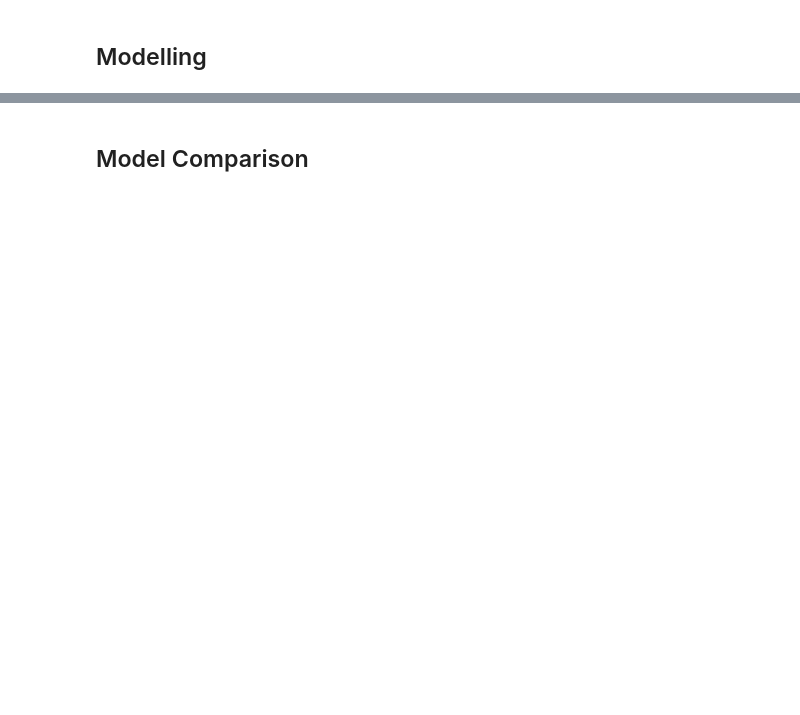
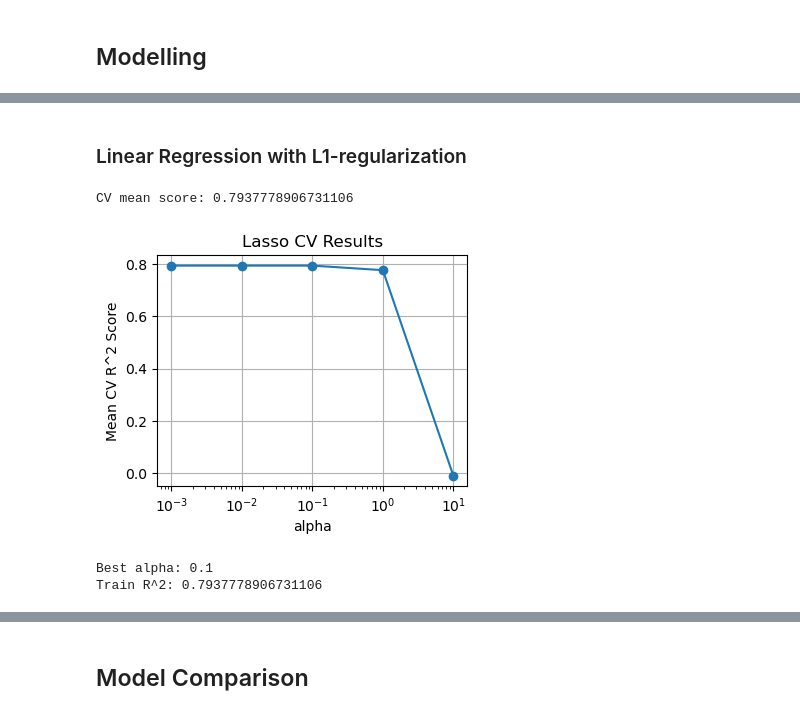
Before and after one commit to MengenL-ds/Predicting-compressive-strength-of-concrete-mixtures, a Jupyter notebook: notebook.ipynb, the cells around one changed output, grey strips where cells are left out. Drawn from its saved outputs; the diff is of its cells as text; code cells hidden in the pictures; blank space fills up the shorter version.

```diff
--- a/notebook.ipynb
+++ b/notebook.ipynb
@@ -126,15 +225,12 @@ X_train, X_test, y_train, y_test = train_test_split(X, y, test_size=0.2, random_
 # %%
 passthrough_transformations = ["Water", "Coarse Aggregate", "Fine Aggregate"]
 
-ct = ColumnTransformer(
+ct_transform = ColumnTransformer(
     transformers=[
         ('log', FunctionTransformer(np.log1p, feature_names_out='one-to-one'), ["Fly Ash"]),
         ('yeojohnson', PowerTransformer(method='yeo-johnson'), ["Age", "Cement", "Blast Furnace Slag", "Superplasticizer"]),
         ('passthrough', 'passthrough', passthrough_transformations)
     ], remainder='drop'
 )
-
-ct.fit_transform(X_train)
-ct.transform(X_test)
-
-ct.get_feature_names_out()
+transformed_X_train = ct_transform.fit_transform(X_train)
+transformed_X_test = ct_transform.transform(X_test)
@@ -149,0 +244,4 @@ array(['log__Fly Ash', 'yeojohnson__Age', 'yeojohnson__Cement',
+# %%
+transformed_X_train = pd.DataFrame(transformed_X_train, columns=ct_transform.get_feature_names_out()).join(y_train.reset_index(drop=True))
+transformed_X_test = pd.DataFrame(transformed_X_test, columns=ct_transform.get_feature_names_out()).join(y_test.reset_index(drop=True))
+transformed_X_train
@@ -149,0 +264,15 @@ array(['log__Fly Ash', 'yeojohnson__Age', 'yeojohnson__Cement',
+# %%
+scaling_feats = ["log__Fly Ash", "passthrough__Water", "passthrough__Coarse Aggregate", "passthrough__Fine Aggregate"]
+
+ct_scale = ColumnTransformer(
+    transformers=[
+        ["scale", StandardScaler(), scaling_feats]
+    ], remainder='passthrough'
+)
+
+ct_transformed_scaled_X_train = ct_scale.fit_transform(transformed_X_train.drop("Compressive Strength", axis=1))
+ct_transformed_scaled_X_test = ct_scale.transform(transformed_X_test.drop("Compressive Strength", axis=1))
+
+ct_transformed_scaled_X_train = pd.DataFrame(ct_transformed_scaled_X_train, columns=ct_scale.get_feature_names_out()).join(y_train.reset_index(drop=True))
+ct_transformed_scaled_X_test = pd.DataFrame(ct_transformed_scaled_X_test, columns=ct_scale.get_feature_names_out()).join(y_test.reset_index(drop=True))
+ct_transformed_scaled_X_train
@@ -150,2 +297,7 @@ array(['log__Fly Ash', 'yeojohnson__Age', 'yeojohnson__Cement',
+# %%
+X_train = ct_transformed_scaled_X_train.drop("Compressive Strength", axis=1)
+y_train = ct_transformed_scaled_X_train["Compressive Strength"]
+X_test = ct_transformed_scaled_X_test.drop("Compressive Strength", axis=1)
+y_test = ct_transformed_scaled_X_test["Compressive Strength"]
 # %% [markdown]
 ## Modelling
@@ -151,0 +342,17 @@ array(['log__Fly Ash', 'yeojohnson__Age', 'yeojohnson__Cement',
+# %% [markdown]
+### Linear Regression with L1-regularization
+# %%
+l = Lasso(alpha=0.1)
+score_l, fitted_lasso = fit_model_return_cv_score(l, X_train, y_train)
+# %% [output]
+CV mean score: 0.7937778906731106
+# %%
+param_grid_l = {
+    'alpha': [0.001, 0.01, 0.1, 1, 10]
+}
+
+best_score_l, best_params_l, best_estimator_l = perform_grid_search(Lasso(), param_grid_l, X_train, y_train)
+# %% [output]
+[figure, added]
+Best alpha: 0.1
+Train R^2: 0.7937778906731106
```
Also changed, not shown: parts of 54 cells of this notebook, 1 other file.
